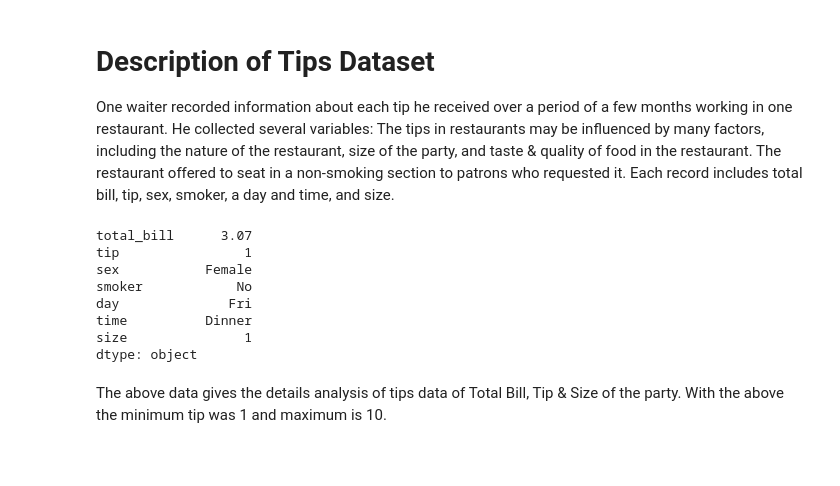
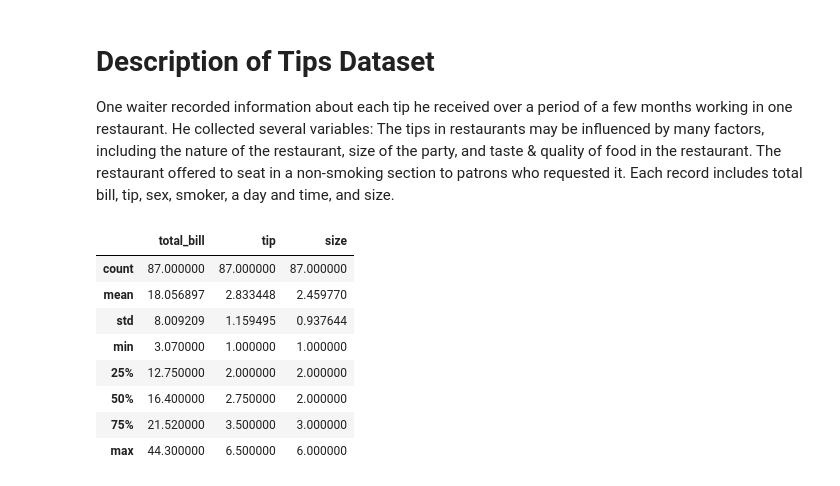
Before and after one commit to babubaskaran/fundamentals-assessment, a Jupyter notebook: tips_dataset.ipynb, the cells around one changed output. Drawn from its saved outputs; the diff is of its cells as text; code cells hidden in the pictures; blank space fills up the shorter version.

```diff
--- a/tips_dataset.ipynb
+++ b/tips_dataset.ipynb
@@ -10,16 +10,14 @@ import seaborn as sns
 sns.set(style="darkgrid")
 # %%
 tips = sns.load_dataset("tips")
-tip = np.array(tips['total_bill'])
-tips.describe()
+(tips.loc[tips.loc[:, 'sex'] == 'Female']).describe()
 # %% [output]
-total_bill      3.07
-tip                1
-sex           Female
-smoker            No
-day              Fri
-time          Dinner
-size               1
-dtype: object
+|  | total_bill | tip | size |
+| count | 87.000000 | 87.000000 | 87.000000 |
+| mean | 18.056897 | 2.833448 | 2.459770 |
+| std | 8.009209 | 1.159495 | 0.937644 |
+| min | 3.070000 | 1.000000 | 1.000000 |
+| 25% | 12.750000 | 2.000000 | 2.000000 |
+| 50% | 16.400000 | 2.750000 | 2.000000 |
+| 75% | 21.520000 | 3.500000 | 3.000000 |
+| max | 44.300000 | 6.500000 | 6.000000 |
-# %% [markdown]
-The above data gives the details analysis of tips data of Total Bill, Tip & Size of the party.  With the above the minimum tip was 1 and maximum is 10.
```
Also changed, not shown: parts of 6 cells of this notebook.
